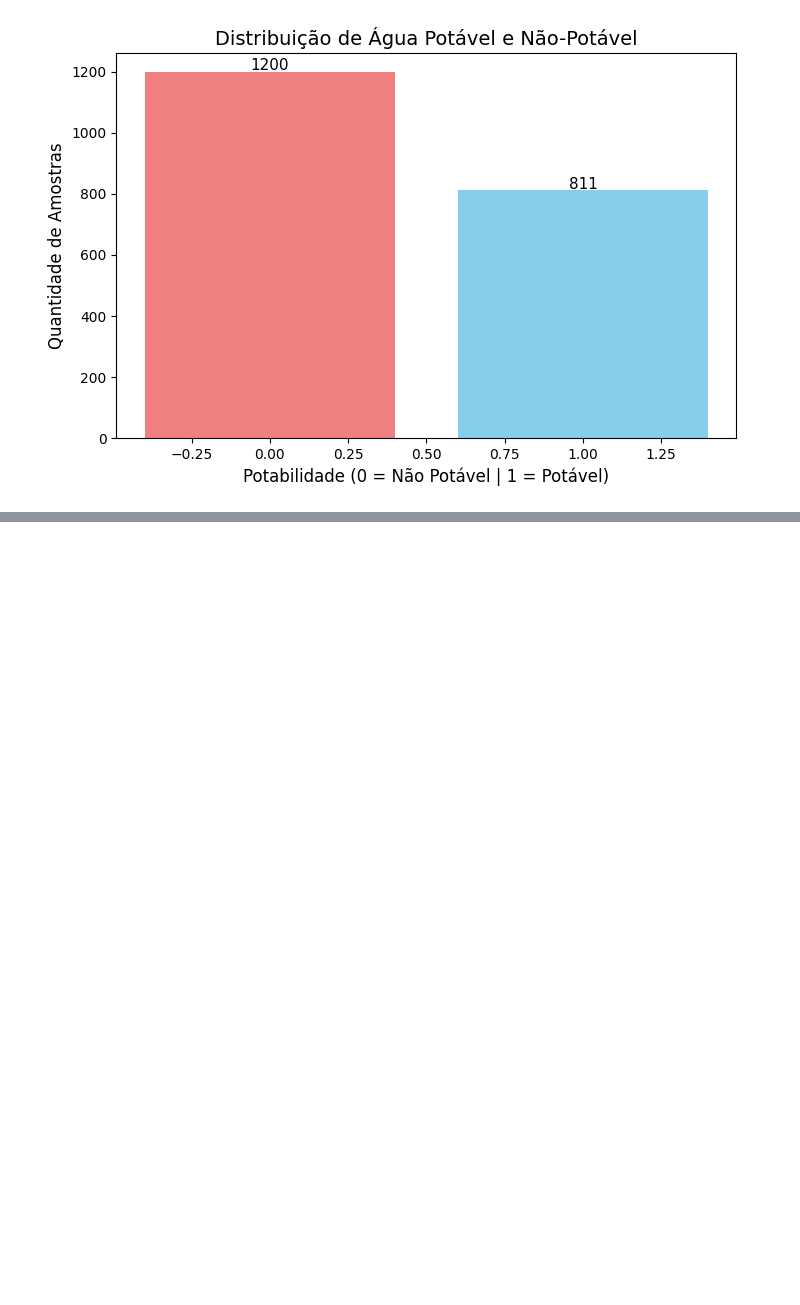
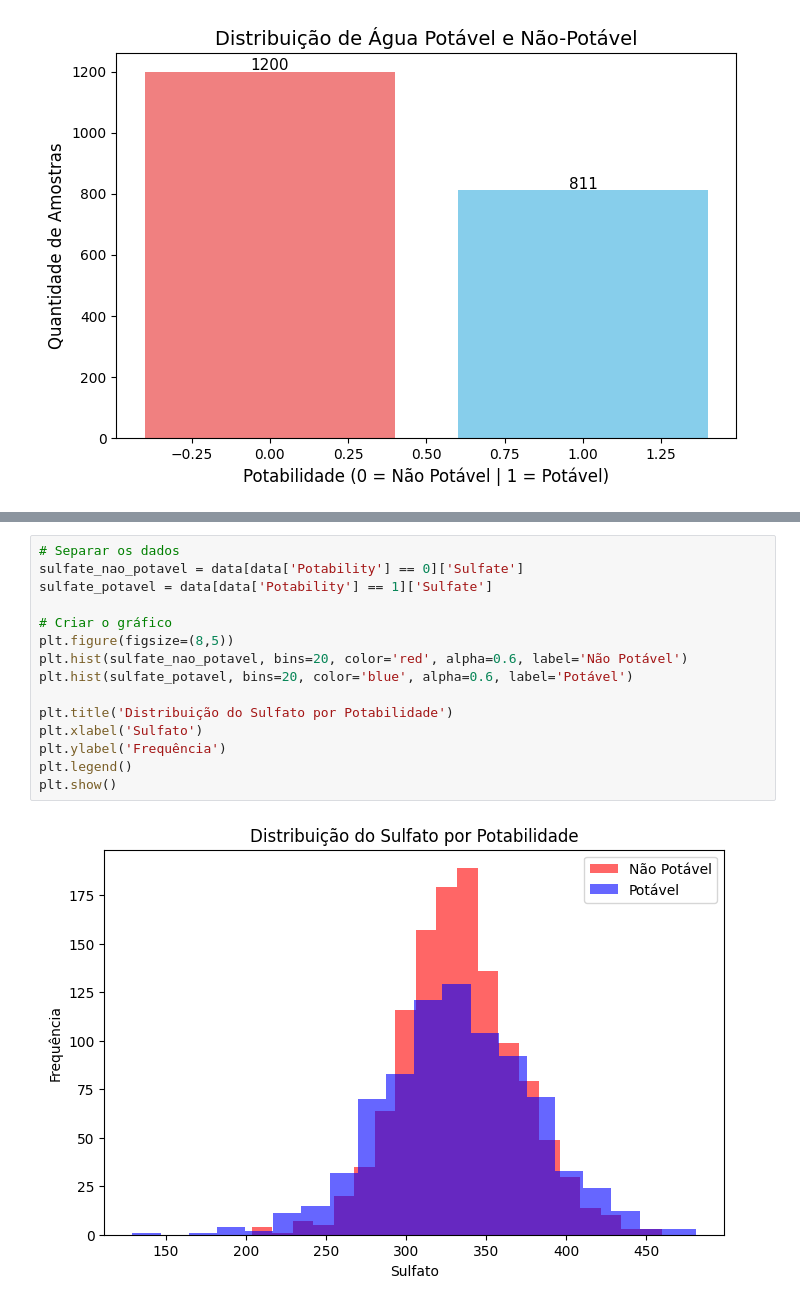
Before and after one commit to Robert-FM/analise-de-potabilidade, a Jupyter notebook: main-project.ipynb, the cells around one changed output, grey strips where cells are left out. Drawn from its saved outputs; the diff is of its cells as text; blank space fills up the shorter version.

```diff
--- a/main-project.ipynb
+++ b/main-project.ipynb
@@ -127,0 +182,17 @@ plt.show()
+# %%
+# Separar os dados
+sulfate_nao_potavel = data[data['Potability'] == 0]['Sulfate']
+sulfate_potavel = data[data['Potability'] == 1]['Sulfate']
+
+# Criar o gráfico
+plt.figure(figsize=(8,5))
+plt.hist(sulfate_nao_potavel, bins=20, color='red', alpha=0.6, label='Não Potável')
+plt.hist(sulfate_potavel, bins=20, color='blue', alpha=0.6, label='Potável')
+
+plt.title('Distribuição do Sulfato por Potabilidade')
+plt.xlabel('Sulfato')
+plt.ylabel('Frequência')
+plt.legend()
+plt.show()
+# %% [output]
+[figure, added]
```
Also changed, not shown: parts of 10 cells of this notebook, 1 other file.
